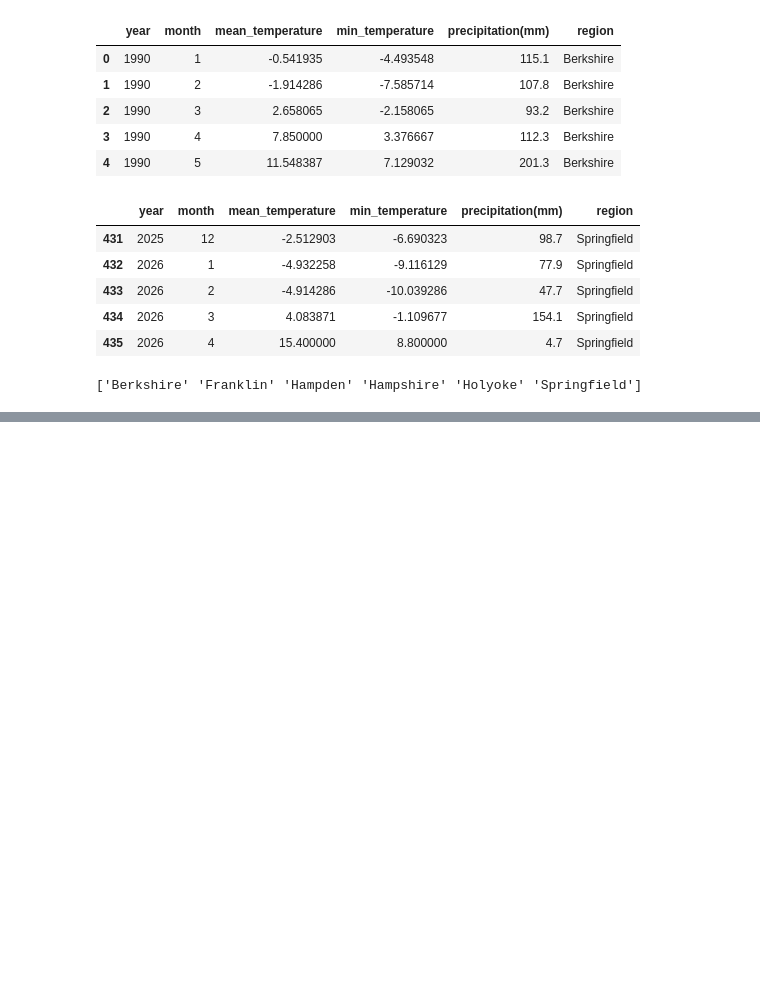
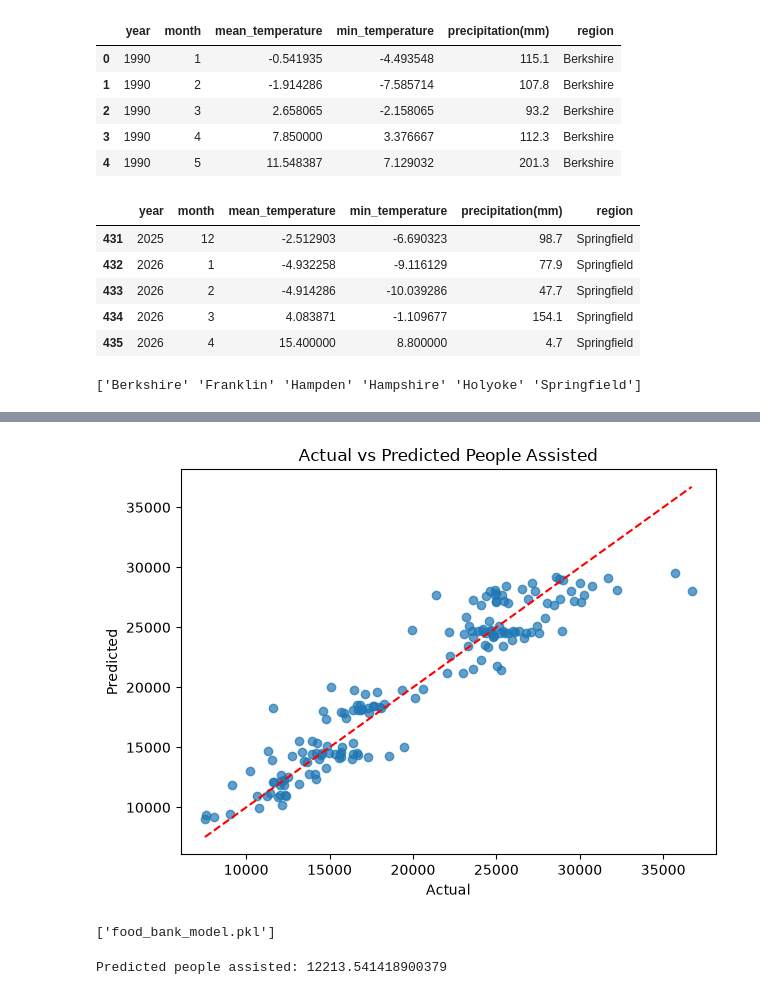
Before and after one commit to AdrianP428/MLFoodBank, a Jupyter notebook: food_bank_model.ipynb, the cells around one changed output, grey strips where cells are left out. Drawn from its saved outputs; the diff is of its cells as text; code cells hidden in the pictures; blank space fills up the shorter version.

```diff
--- a/food_bank_model.ipynb
+++ b/food_bank_model.ipynb
@@ -169,0 +288,33 @@ final_data.to_csv("final_data.csv", index=False)
+# %%
+plt.scatter(y_test, predictions, alpha=0.7)
+plt.xlabel('Actual')
+plt.ylabel('Predicted')
+plt.title('Actual vs Predicted People Assisted')
+plt.plot([y_test.min(), y_test.max()], [y_test.min(), y_test.max()], 'r--')
+plt.tight_layout()
+plt.show()
+# %% [output]
+[figure, added]
+# %%
+joblib.dump(model, 'food_bank_model.pkl')
+# %% [output]
+['food_bank_model.pkl']
+# %%
+# Example: predict for Springfield, February 2025
+# prev_month_people would be January 2025's actual number for Springfield
+example = pd.DataFrame([{
+    'unemployment_rate': 7.3,
+    'year': 2025,
+    'month': 2,
+    'region_encoded': le.transform(['Springfield'])[0],
+    'mean_temperature': -1.5,
+    'min_temperature': -6.0,
+    'precipitation(mm)': 80.0,
+    'heating_season': 1,
+    'summer_break': 0,
+    'prev_month_people': 12000
+}])
+
+print("Predicted people assisted:", model.predict(example)[0])
+# %% [output]
+Predicted people assisted: 12213.541418900379
```
Also changed, not shown: parts of 14 cells of this notebook, 3 other files.
